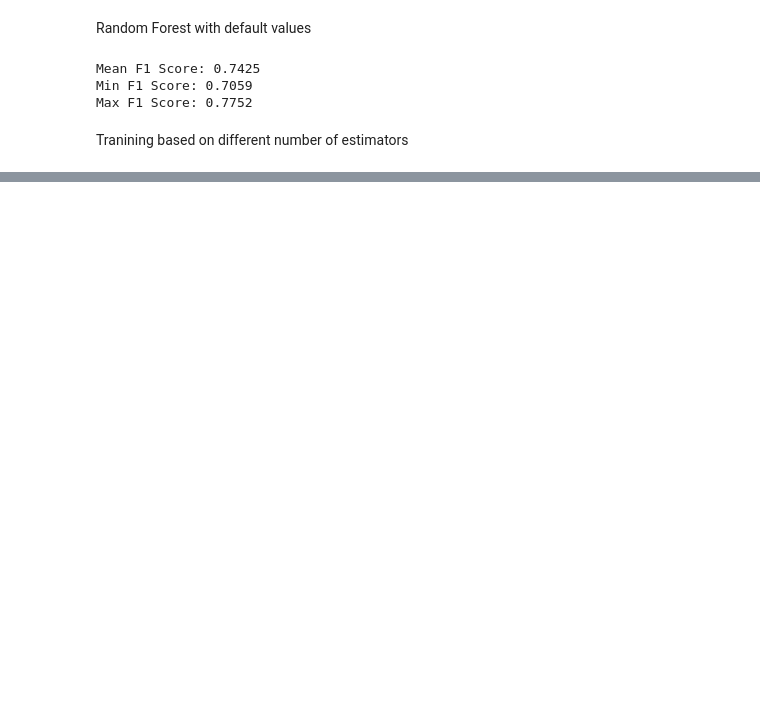
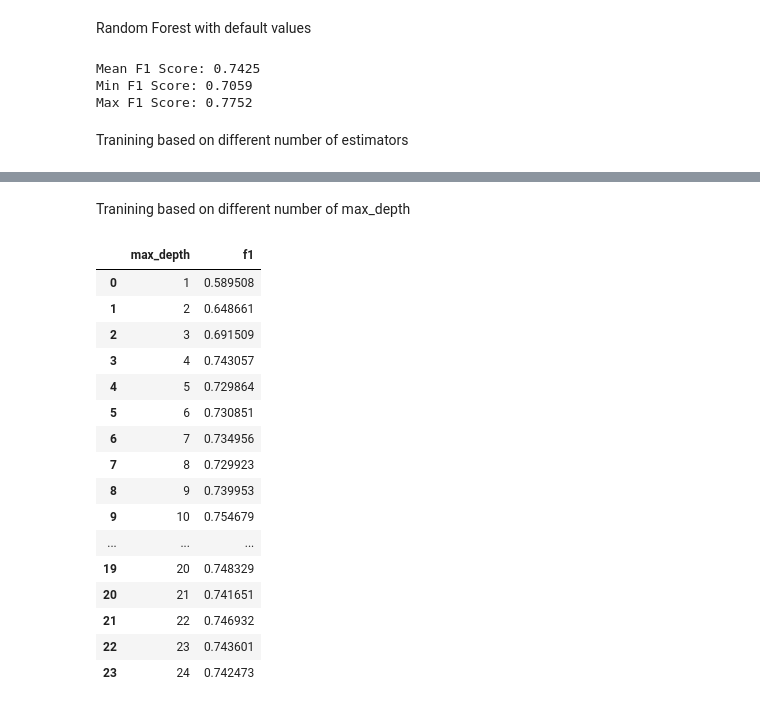
Before and after one commit to TotalChaosRexinator/School, a Jupyter notebook: fml_08.ipynb, the cells around one changed output, grey strips where cells are left out. Cells and saved outputs as stored; diff of their text form; code cells hidden in the pictures; blank space fills up the shorter version.

```diff
--- a/fml_08.ipynb
+++ b/fml_08.ipynb
@@ -778,0 +810,39 @@ result_estimators
+# %% [markdown]
+Tranining based on different number of max_depth
+# %%
+scores_depth = []
+for n_d in range(1, 25):
+  skf = KFold(n_splits=5, shuffle = True, random_state = 13)
+  scores = []
+
+  for train_index, test_index in skf.split(X, y):
+      X_train, X_test = X.iloc[train_index, :], X.iloc[test_index, :]
+      y_train, y_test = y.iloc[train_index], y.iloc[test_index]
+
+      clf = RandomForestClassifier(max_depth=n_d, random_state = 13)
+      clf.fit(X_train, y_train)
+      y_pred = clf.predict(X_test)
+      scores.append(f1_score(y_test, y_pred))
+
+  scores_depth.append((n_d, np.mean(scores)))
+
+result_depths = pd.DataFrame.from_records(scores_depth, columns=['max_depth', 'f1'])
+result_depths
+# %% [output]
+|  | max_depth | f1 |
+| 0 | 1 | 0.589508 |
+| 1 | 2 | 0.648661 |
+| 2 | 3 | 0.691509 |
+| 3 | 4 | 0.743057 |
+| 4 | 5 | 0.729864 |
+| 5 | 6 | 0.730851 |
+| 6 | 7 | 0.734956 |
+| 7 | 8 | 0.729923 |
+| 8 | 9 | 0.739953 |
+| 9 | 10 | 0.754679 |
+| ... | ... | ... |
+| 19 | 20 | 0.748329 |
+| 20 | 21 | 0.741651 |
+| 21 | 22 | 0.746932 |
+| 22 | 23 | 0.743601 |
+| 23 | 24 | 0.742473 |
```
Also changed, not shown: parts of 11 cells of this notebook.
